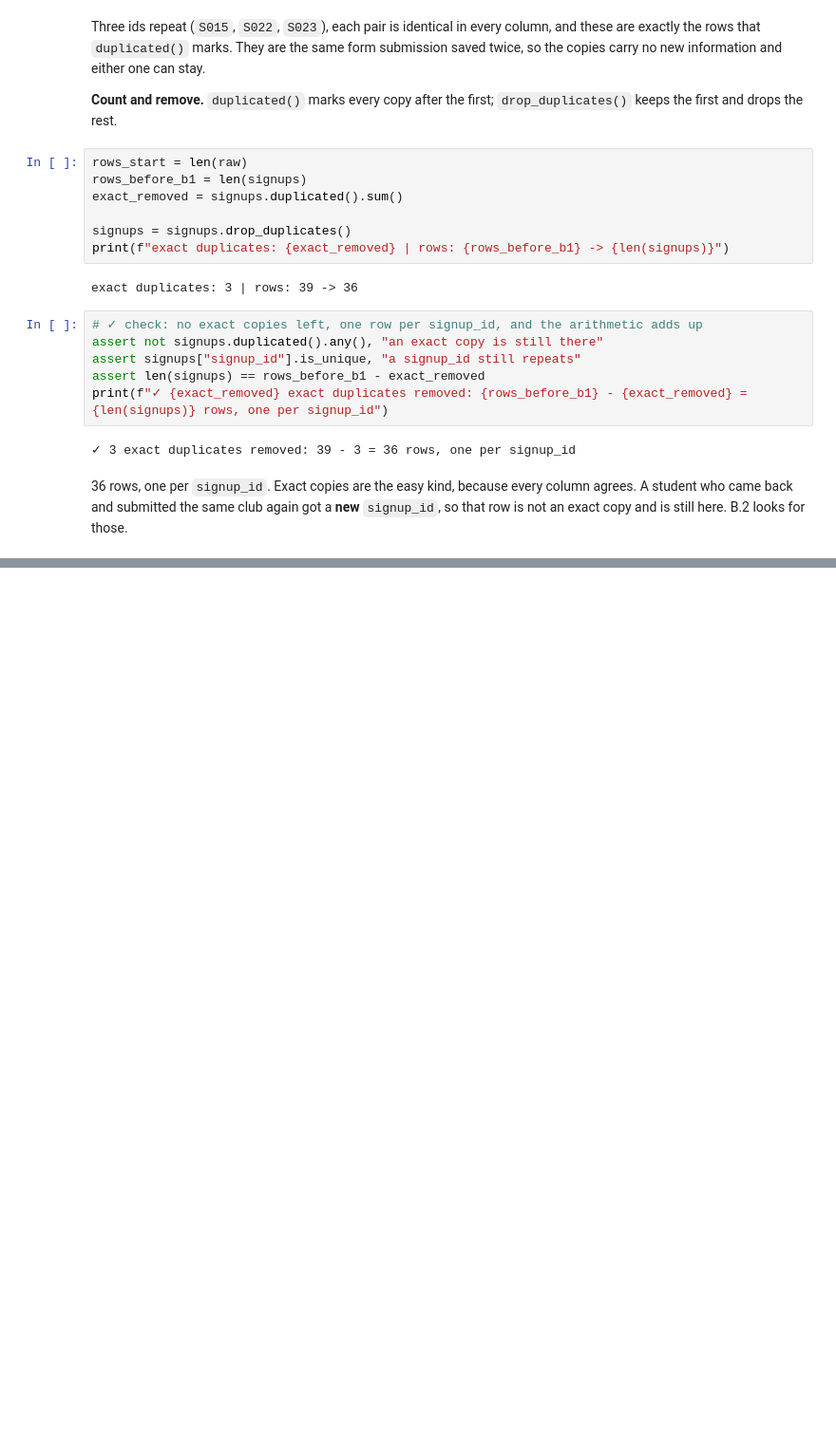
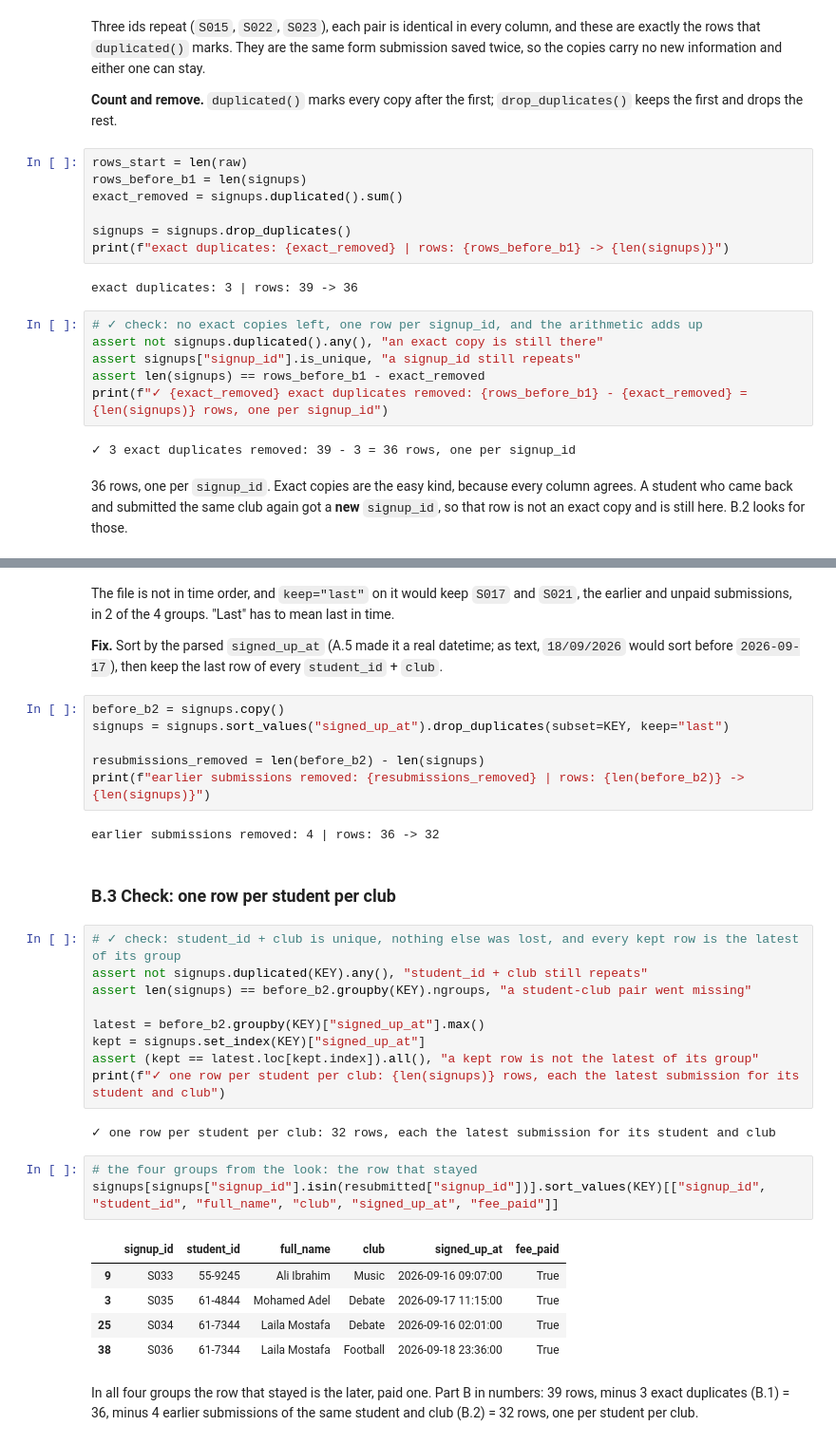
Before and after one commit to DanEhab/daniel-ehab_58-3825_MET-02_task1, a Jupyter notebook: task1.ipynb, the cells around one changed output, grey strips where cells are left out. Shown at 95% size. Saved outputs shown, nothing was run; the diff lists cells and outputs as text; blank space fills up the shorter version.

```diff
--- a/task1.ipynb
+++ b/task1.ipynb
@@ -493,0 +529,36 @@ print(f"✓ {exact_removed} exact duplicates removed: {rows_before_b1} - {exact_
+# %% [markdown]
+The file is not in time order, and `keep="last"` on it would keep `S017` and `S021`, the earlier and unpaid submissions, in 2 of the 4 groups. "Last" has to mean last in time.
+
+**Fix.** Sort by the parsed `signed_up_at` (A.5 made it a real datetime; as text, `18/09/2026` would sort before `2026-09-17`), then keep the last row of every `student_id` + `club`.
+# %%
+before_b2 = signups.copy()
+signups = signups.sort_values("signed_up_at").drop_duplicates(subset=KEY, keep="last")
+
+resubmissions_removed = len(before_b2) - len(signups)
+print(f"earlier submissions removed: {resubmissions_removed} | rows: {len(before_b2)} -> {len(signups)}")
+# %% [output]
+earlier submissions removed: 4 | rows: 36 -> 32
+# %% [markdown]
+### B.3 Check: one row per student per club
+# %%
+# ✓ check: student_id + club is unique, nothing else was lost, and every kept row is the latest of its group
+assert not signups.duplicated(KEY).any(), "student_id + club still repeats"
+assert len(signups) == before_b2.groupby(KEY).ngroups, "a student-club pair went missing"
+
+latest = before_b2.groupby(KEY)["signed_up_at"].max()
+kept = signups.set_index(KEY)["signed_up_at"]
+assert (kept == latest.loc[kept.index]).all(), "a kept row is not the latest of its group"
+print(f"✓ one row per student per club: {len(signups)} rows, each the latest submission for its student and club")
+# %% [output]
+✓ one row per student per club: 32 rows, each the latest submission for its student and club
+# %%
+# the four groups from the look: the row that stayed
+signups[signups["signup_id"].isin(resubmitted["signup_id"])].sort_values(KEY)[["signup_id", "student_id", "full_name", "club", "signed_up_at", "fee_paid"]]
+# %% [output]
+|  | signup_id | student_id | full_name | club | signed_up_at | fee_paid |
+| 9 | S033 | 55-9245 | Ali Ibrahim | Music | 2026-09-16 09:07:00 | True |
+| 3 | S035 | 61-4844 | Mohamed Adel | Debate | 2026-09-17 11:15:00 | True |
+| 25 | S034 | 61-7344 | Laila Mostafa | Debate | 2026-09-16 02:01:00 | True |
+| 38 | S036 | 61-7344 | Laila Mostafa | Football | 2026-09-18 23:36:00 | True |
+# %% [markdown]
+In all four groups the row that stayed is the later, paid one. Part B in numbers: 39 rows, minus 3 exact duplicates (B.1) = 36, minus 4 earlier submissions of the same student and club (B.2) = 32 rows, one per student per club.
```
Also changed, not shown: parts of 4 cells of this notebook.
